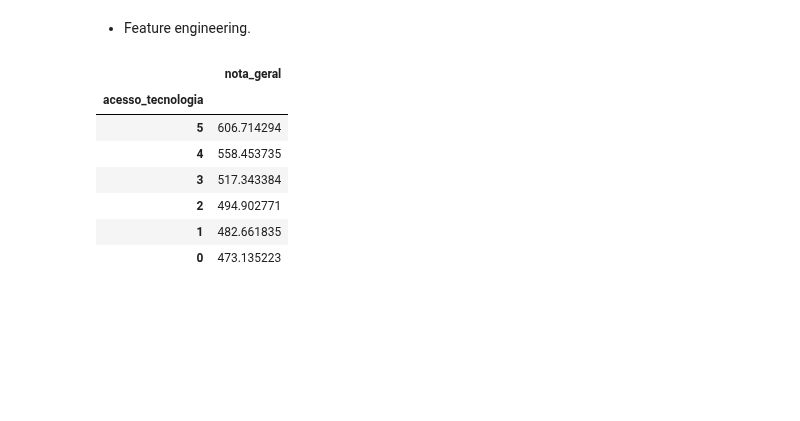
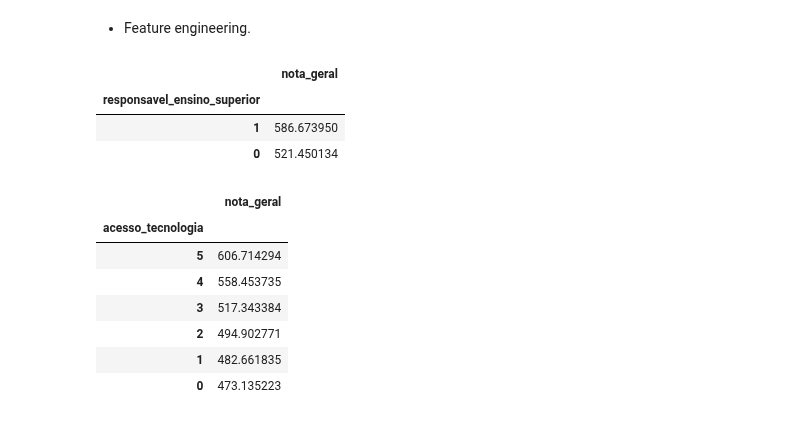
Before and after one commit to allmeidaapedro/Enem-Analysis, a Jupyter notebook: notebooks/3_modelling_desempenho.ipynb, the cells around one changed output. Drawn from its saved outputs; the diff is of its cells as text; code cells hidden in the pictures; blank space fills up the shorter version.

Commit message:
Introdução de variável indicando ensino superior dos pais

```diff
--- a/notebooks/3_modelling_desempenho.ipynb
+++ b/notebooks/3_modelling_desempenho.ipynb
@@ -258,6 +259,20 @@ clean_df['renda_por_pessoa'] = (clean_df['renda_numerica'] / clean_df['numero_pe
 clean_df['numero_pessoas_em_casa'] = pd.cut(clean_df['numero_pessoas_em_casa'],
                                             bins=[1, 3, 5, 10, 20],
                                             labels=['1 a 3', '4 a 5', '6 a 10', '11 a 20'], include_lowest=True)
+
+# Creating a feature indicating wheter the candidate's father or mother is at least undergraduate.
+clean_df['responsavel_ensino_superior'] = (clean_df['escolaridade_mae'] == 'Ensino superior completo') | \
+                                        (clean_df['escolaridade_mae'] == 'Pós-graduação') | \
+                                        (clean_df['escolaridade_pai'] == 'Ensino superior completo') | \
+                                        (clean_df['escolaridade_pai'] == 'Pós-graduação')
+clean_df['responsavel_ensino_superior'] = clean_df['responsavel_ensino_superior'].map({True: 1, False: 0}).astype('int32')
+# %%
+clean_df.groupby(['responsavel_ensino_superior'])[['nota_geral']].mean().sort_values(by=['nota_geral'], ascending=False)
+# %% [output]
+|  | nota_geral |
+| responsavel_ensino_superior |  |
+| 1 | 586.673950 |
+| 0 | 521.450134 |
 # %%
 clean_df.groupby(['acesso_tecnologia'])[['nota_geral']].mean().sort_values(by=['nota_geral'], ascending=False)
 # %% [output]
```
Also changed, not shown: parts of 7 cells of this notebook.
